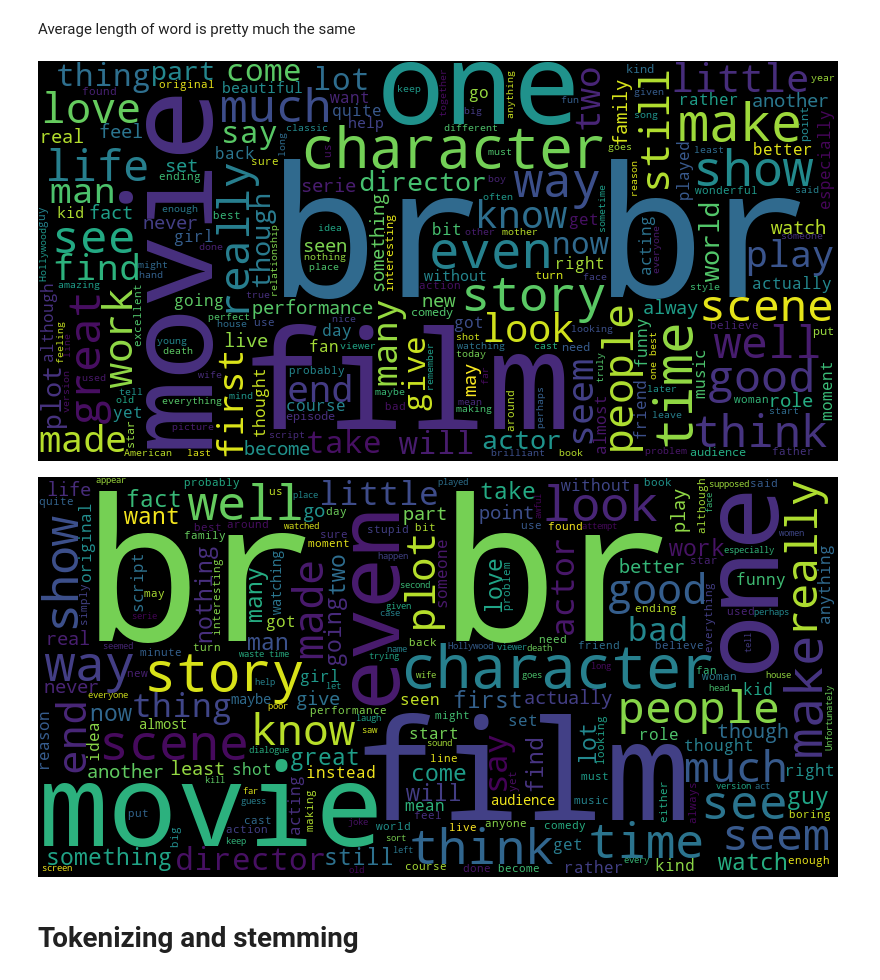
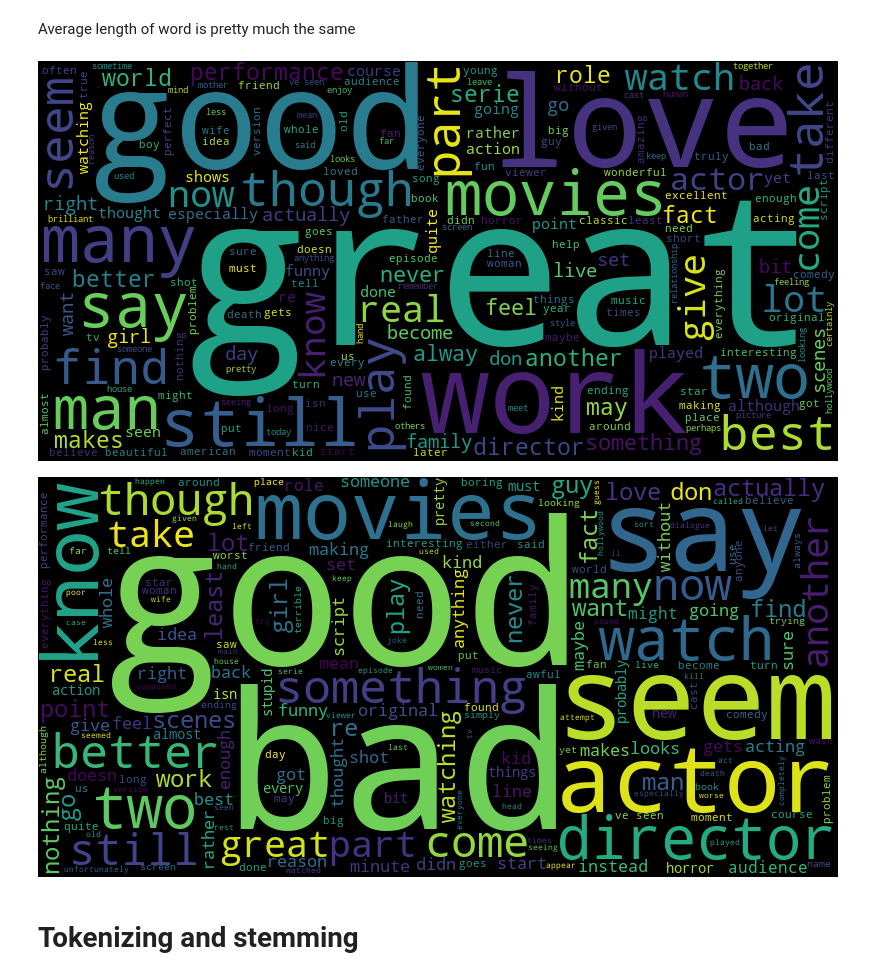
Before and after one commit to Goopard/DS-Homeworks, a Jupyter notebook: HW4.ipynb, the cells around one changed output. Drawn from its saved outputs; the diff is of its cells as text; code cells hidden in the pictures.

```diff
--- a/HW4.ipynb
+++ b/HW4.ipynb
@@ -105,16 +105,23 @@ neg_word_lengths.mean(), neg_word_lengths.median()
 [figure]
 # %% [markdown]
 Average length of word is pretty much the same
+# %%
+words_to_remove = ['one', 'br', 'film', 'films', 'movie', 'story', 'plot', 'look', 'much', 'end', 'character', 'characters', 'show', 'see', 'time', 'make', 'scene', 'way', 'think', 'even', 'made', 'really', 'thing', 'people', 'life', 'will', 'first', 'little', 'well']
+
+def remove_words(texts):
+    tokenizer = RegexpTokenizer(r"(?u)\b\w\w+\b")
+    texts = texts.apply(lambda text: ' '.join([word.lower() for word in tokenizer.tokenize(text) if word.lower() not in words_to_remove]))
+    return texts
 # %%
 word_cloud = WordCloud(width=800, height=400)
-word_cloud.generate(pos_train_df['text'].sum()).to_image()
+word_cloud.generate(remove_words(pos_train_df['text']).sum()).to_image()
 # %% [output]
-[figure, old version]
+[figure, new version]
 # %%
 word_cloud = WordCloud(width=800, height=400)
-word_cloud.generate(neg_train_df['text'].sum()).to_image()
+word_cloud.generate(remove_words(neg_train_df['text']).sum()).to_image()
 # %% [output]
-[figure, old version]
+[figure, new version]
 # %% [markdown]
 # Tokenizing and stemming
 # %%
```
Also changed, not shown: parts of 6 cells of this notebook.
